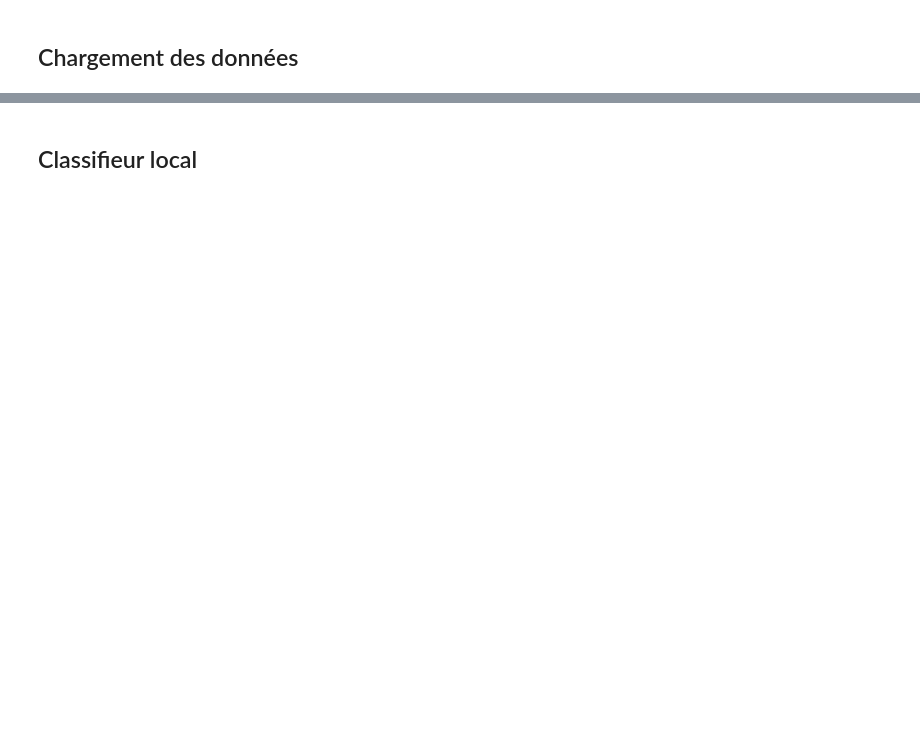
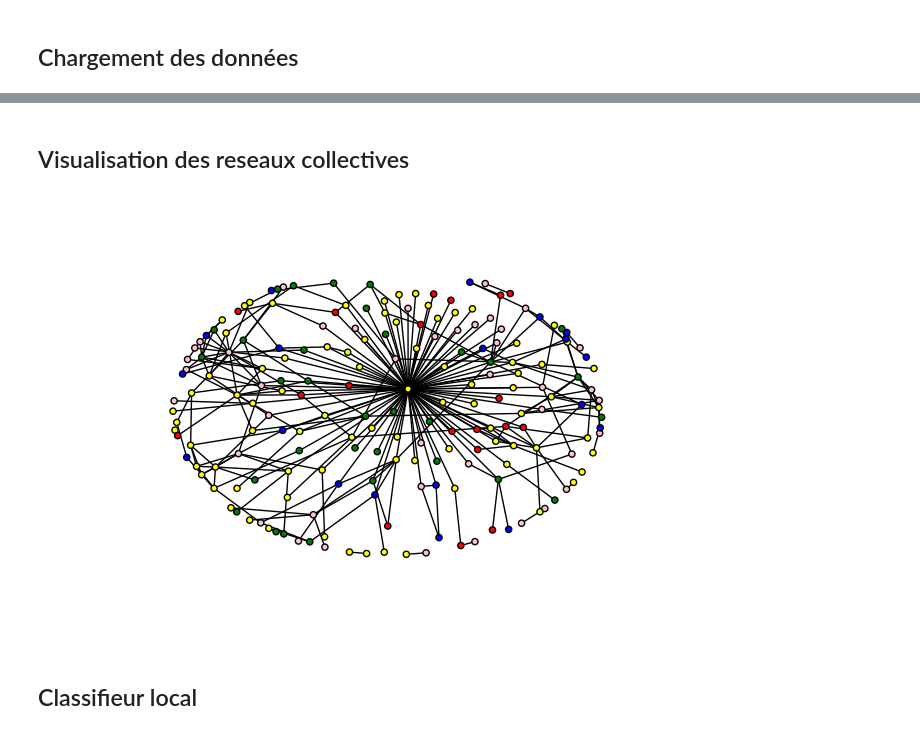
Before and after one commit to LI-Ke/Recommender-Systems, a Jupyter notebook: Collective Inference/Collective Inference.ipynb, the cells around one changed output, grey strips where cells are left out. Cells and saved outputs as stored; diff of their text form; code cells hidden in the pictures; blank space fills up the shorter version.

```diff
--- a/Collective Inference/Collective Inference.ipynb
+++ b/Collective Inference/Collective Inference.ipynb
@@ -74,3 +77,34 @@ print (inconnus)
+# %% [markdown]
+## Visualisation des reseaux collectives
+# %%
+def visualisationReseaux(graph, classes):
+    G = nx.Graph()
+    colorlist = ['red','blue','green','pink','yellow']
+
+    label_color = {}
+    for i, label in enumerate(classes):
+        label_color[label] = colorlist[i]
+
+    nodelist = []
+    edgelist = []
+    node_color = []
+    for key in graph.keys():
+        label = graph[key]['label']
+        node_color.append(label_color[label])
+        nodelist.append(key)
+        for succ in graph[key]['successeurs']:
+            edgelist.append((key,succ))
+
+    for node in nodelist:
+        G.add_node(node)
+    for edge in edgelist:
+        G.add_edge(*edge)
+
+    nx.draw(G, node_size=20, node_color=node_color)
+# %%
+visualisationReseaux(graph, classes)
+# %% [output]
+[figure, added]
 # %% [markdown]
 ## Classifieur local
 # %%
```
Also changed, not shown: parts of 11 cells of this notebook.
